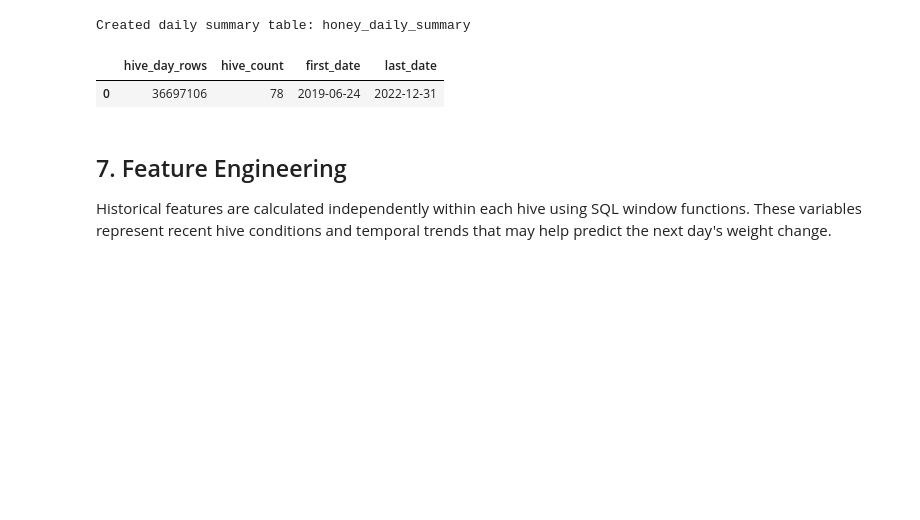
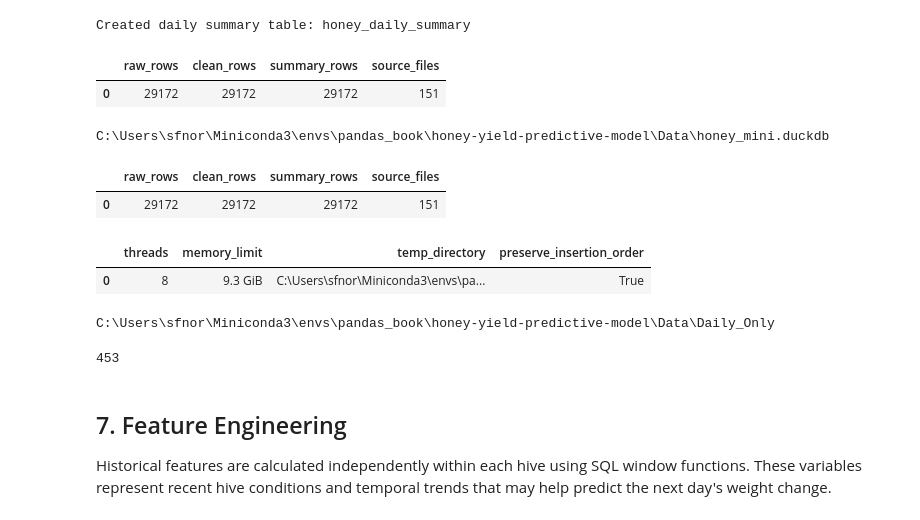
Before and after one commit to stephfn/honey-yield-predictive-model, a Jupyter notebook: Stephanie_Work/Honey_Project_Pipeline.ipynb, the cells around one changed output. Cells and saved outputs as stored; diff of their text form; code cells hidden in the pictures; blank space fills up the shorter version.

Commit message:
Refactor production pipeline to isolated mini DuckDB database

```diff
--- a/Stephanie_Work/Honey_Project_Pipeline.ipynb
+++ b/Stephanie_Work/Honey_Project_Pipeline.ipynb
@@ -91,7 +91,7 @@ Exports: False
 
 DuckDB provides the analytical database layer for the project. Persistent tables stored in the database remain available after the notebook kernel is restarted.
 # %%
-database_path = data_dir / "honey.duckdb"
+database_path = data_dir / "honey_mini.duckdb"
 
 con = duckdb.connect(str(database_path))
 
@@ -337,15 +355,50 @@ Created daily summary table: honey_daily_summary
 # %%
 con.execute("""
 SELECT
-    COUNT(*) AS hive_day_rows,
-    COUNT(DISTINCT hive_id) AS hive_count,
-    MIN(measurement_date) AS first_date,
-    MAX(measurement_date) AS last_date
-FROM honey_daily_summary;
+    (SELECT COUNT(*) FROM honey_daily_raw) AS raw_rows,
+    (SELECT COUNT(*) FROM honey_daily_clean) AS clean_rows,
+    (SELECT COUNT(*) FROM honey_daily_summary) AS summary_rows,
+    (SELECT COUNT(DISTINCT source_filename)
+     FROM honey_daily_clean) AS source_files;
 """).df()
 # %% [output]
-|  | hive_day_rows | hive_count | first_date | last_date |
-| 0 | 36697106 | 78 | 2019-06-24 | 2022-12-31 |
+|  | raw_rows | clean_rows | summary_rows | source_files |
+| 0 | 29172 | 29172 | 29172 | 151 |
+# %%
+print(database_path)
+# %% [output]
+C:\Users\sfnor\Miniconda3\envs\pandas_book\honey-yield-predictive-model\Data\honey_mini.duckdb
+# %%
+con.execute("""
+SELECT
+    (SELECT COUNT(*) FROM honey_daily_raw) AS raw_rows,
+    (SELECT COUNT(*) FROM honey_daily_clean) AS clean_rows,
+    (SELECT COUNT(*) FROM honey_daily_summary) AS summary_rows,
+    (SELECT COUNT(DISTINCT source_filename)
+     FROM honey_daily_clean) AS source_files;
+""").df()
+# %% [output]
+|  | raw_rows | clean_rows | summary_rows | source_files |
+| 0 | 29172 | 29172 | 29172 | 151 |
+# %%
+con.execute("""
+SELECT
+    current_setting('threads') AS threads,
+    current_setting('memory_limit') AS memory_limit,
+    current_setting('temp_directory') AS temp_directory,
+    current_setting('preserve_insertion_order') AS preserve_insertion_order;
+""").df()
+# %% [output]
+|  | threads | memory_limit | temp_directory | preserve_insertion_order |
+| 0 | 8 | 9.3 GiB | C:\Users\sfnor\Miniconda3\envs\pa... | True |
+# %%
+print(daily_data_dir)
+# %% [output]
+C:\Users\sfnor\Miniconda3\envs\pandas_book\honey-yield-predictive-model\Data\Daily_Only
+# %%
+len(list(daily_data_dir.rglob("*.csv")))
+# %% [output]
+453
 # %% [markdown]
 ## 7. Feature Engineering
 
```
Also changed, not shown: parts of 17 cells of this notebook.
